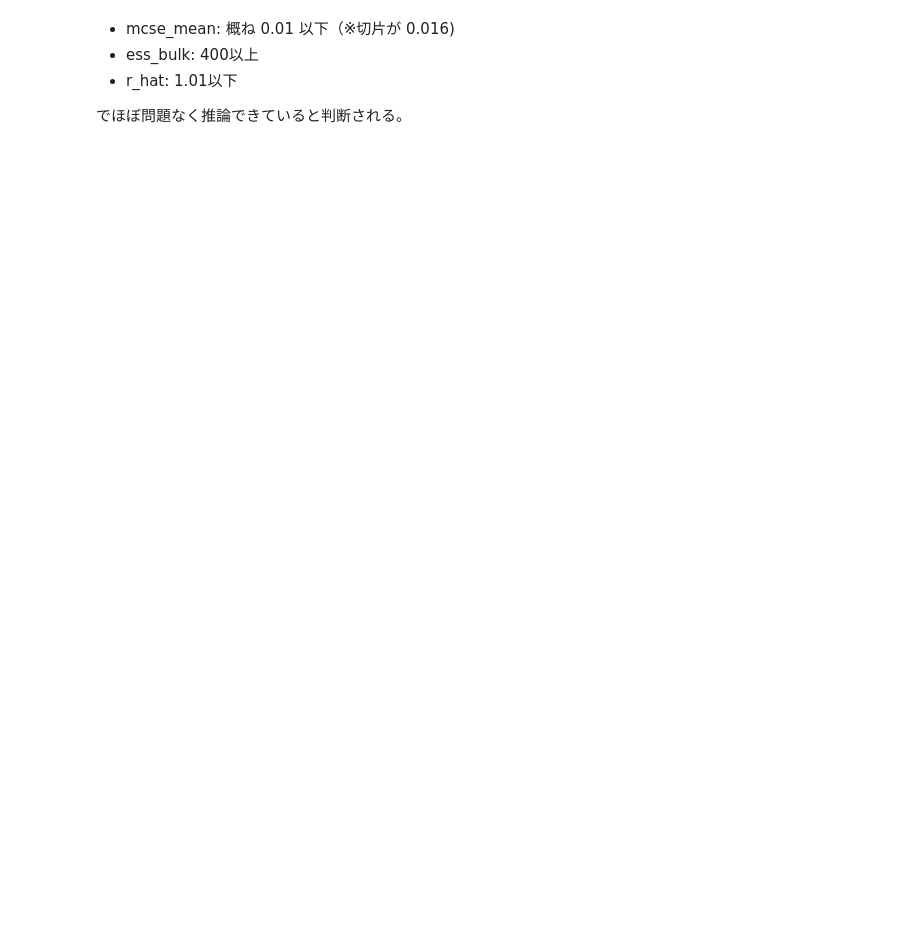
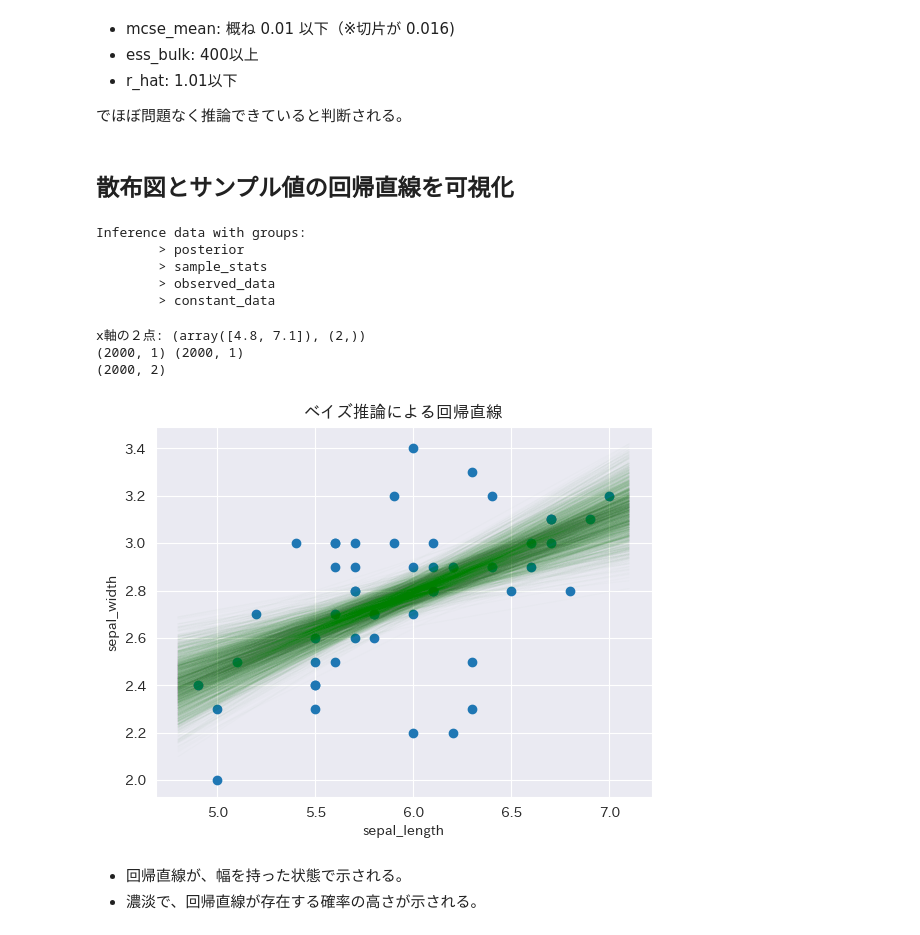
Before and after one commit to 1024xx4/py_bayes_intro, a Jupyter notebook: iris_liner_regression.ipynb, the cells around one changed output. Cells and saved outputs as stored; diff of their text form; code cells hidden in the pictures; blank space fills up the shorter version.

```diff
--- a/iris_liner_regression.ipynb
+++ b/iris_liner_regression.ipynb
@@ -174,3 +174,44 @@ az.summary(inference_linear_regression, var_names=['gradient', 'intercept', 'sta
 - r_hat:  1.01以下
 
 でほぼ問題なく推論できていると判断される。
+# %% [markdown]
+## 散布図とサンプル値の回帰直線を可視化
+# %%
+inference_linear_regression
+# %% [output]
+Inference data with groups:
+        > posterior
+        > sample_stats
+        > observed_data
+        > constant_data
+# %%
+# 描画準備
+values_sepal_ = np.array([sepal_lengths.min() - 0.1, sepal_lengths.max() + 0.1])
+print(f'x軸の２点: {values_x, values_x.shape}')
+
+shape_gradient = inference_linear_regression['posterior']['gradient'].values.reshape(-1, 1)  # Sampling結果から傾きの値を shape
+shape_intercept = inference_linear_regression['posterior']['intercept'].values.reshape(-1, 1)  # Sampling結果から切片の値を shape
+print(shape_gradient.shape, shape_intercept.shape)
+
+# 2000 パターンそれぞれで２点の１次関数の計算
+preds_petal_width = values_x * shape_gradient + shape_intercept
+print(preds_petal_width.shape)
+# %% [output]
+x軸の２点: (array([4.8, 7.1]), (2,))
+(2000, 1) (2000, 1)
+(2000, 2)
+# %%
+# 描画
+for pred_petal_width in preds_petal_width:
+    plt.plot(values_x, pred_petal_width, lw=1, alpha=0.01, c='g')
+
+plt.scatter(sepal_lengths, sepal_widths)
+plt.title('ベイズ推論による回帰直線')
+plt.xlabel('sepal_length')
+plt.ylabel('sepal_width')
+plt.show()
+# %% [output]
+[figure, added]
+# %% [markdown]
+- 回帰直線が、幅を持った状態で示される。
+- 濃淡で、回帰直線が存在する確率の高さが示される。
```
Also changed, not shown: parts of 4 cells of this notebook.
